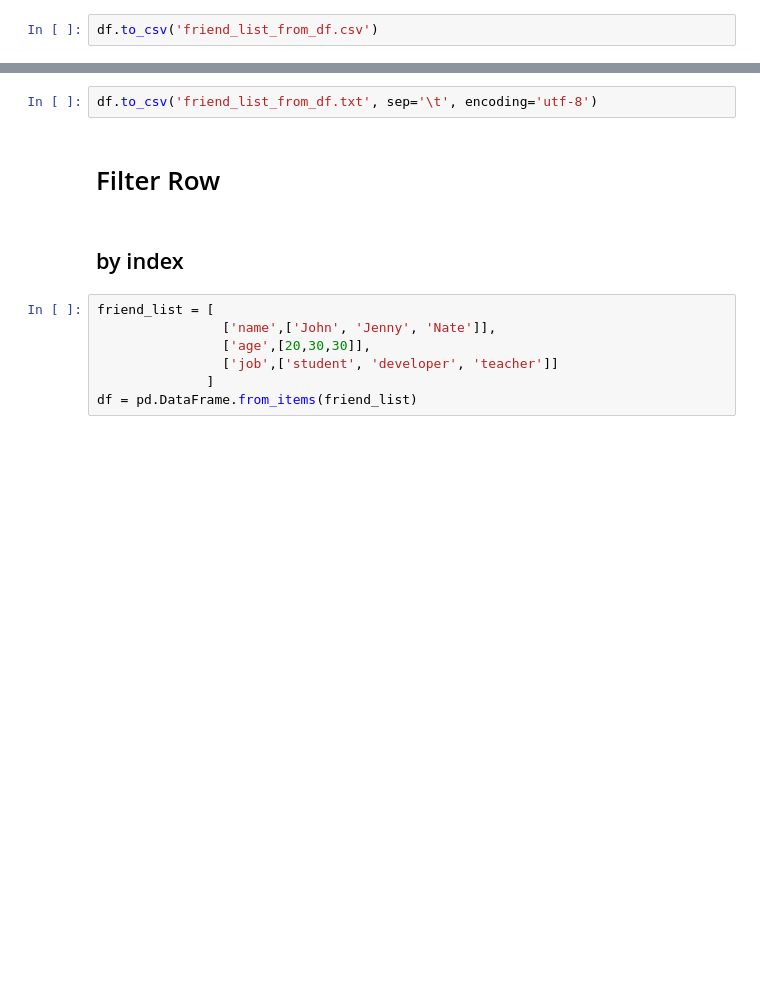
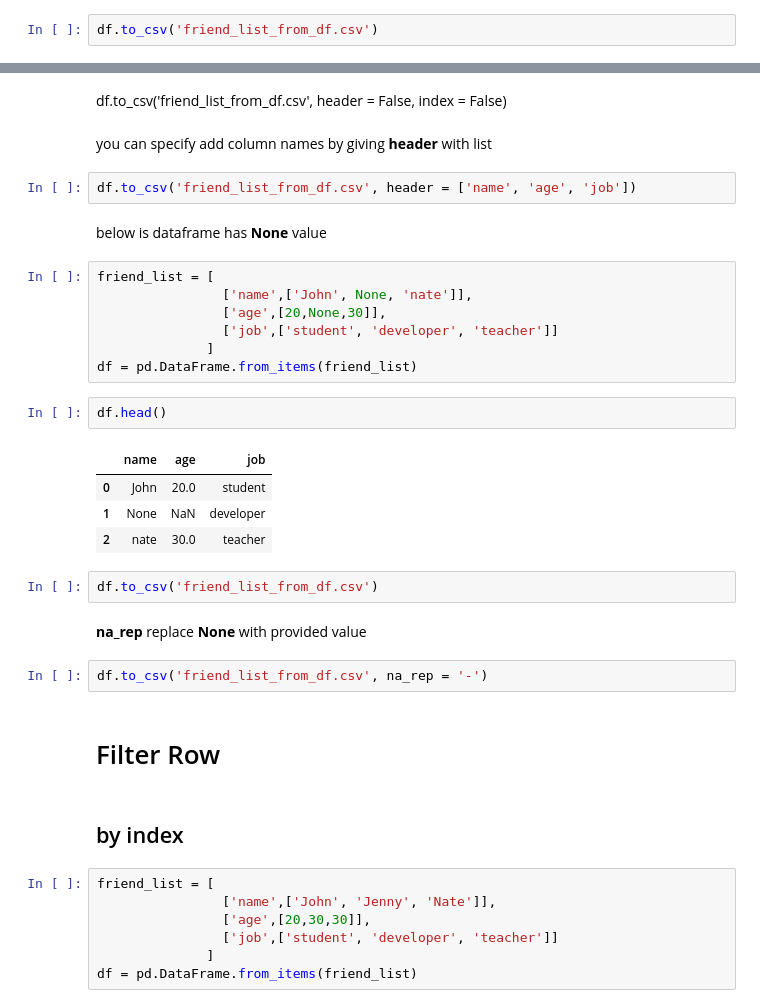
Before and after one commit to minsuk-heo/pandas, a Jupyter notebook: Pandas_Cheatsheet.ipynb, the cells around one changed output, grey strips where cells are left out. Drawn from its saved outputs; the diff is of its cells as text; blank space fills up the shorter version.

```diff
--- a/Pandas_Cheatsheet.ipynb
+++ b/Pandas_Cheatsheet.ipynb
@@ -154,5 +207,31 @@ df.to_csv('friend_list_from_df.txt', sep='\t')
+# %% [markdown]
+df.to_csv('friend_list_from_df.csv', header = False, index = False)
+# %% [markdown]
+you can specify add column names by giving <b>header</b> with list
+# %%
+df.to_csv('friend_list_from_df.csv', header = ['name', 'age', 'job'])
+# %% [markdown]
+below is dataframe has <b>None</b> value
+# %%
+friend_list = [
+                ['name',['John', None, 'nate']],
+                ['age',[20,None,30]],
+                ['job',['student', 'developer', 'teacher']]
+              ]
+df = pd.DataFrame.from_items(friend_list)
+# %%
+df.head()
+# %% [output]
+|  | name | age | job |
+| 0 | John | 20.0 | student |
+| 1 | None | NaN | developer |
+| 2 | nate | 30.0 | teacher |
 # %%
-df.to_csv('friend_list_from_df.txt', sep='\t', encoding='utf-8')
+df.to_csv('friend_list_from_df.csv')
+# %% [markdown]
+<b>na_rep</b> replace <b>None</b> with provided value
+# %%
+df.to_csv('friend_list_from_df.csv', na_rep = '-')
 # %% [markdown]
 # Filter Row
 # %% [markdown]
```
Also changed, not shown: parts of 35 cells of this notebook.
